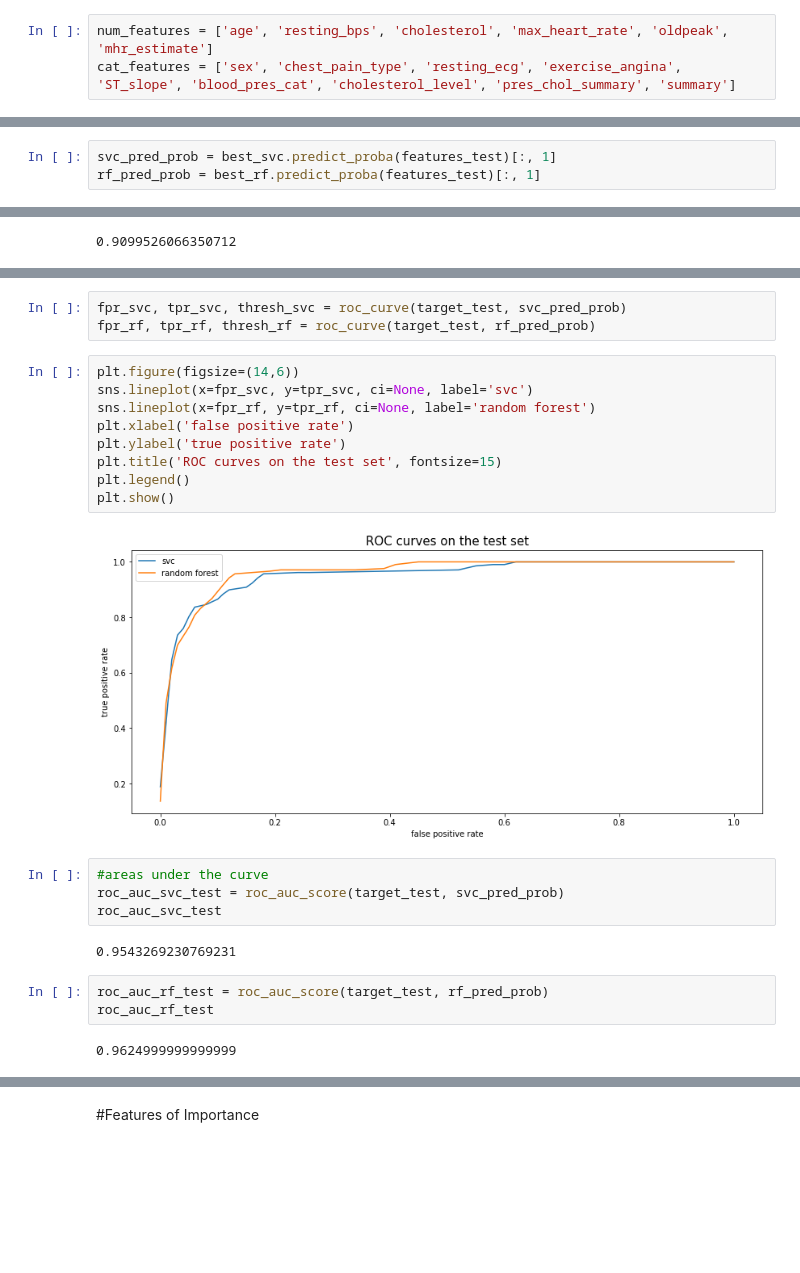
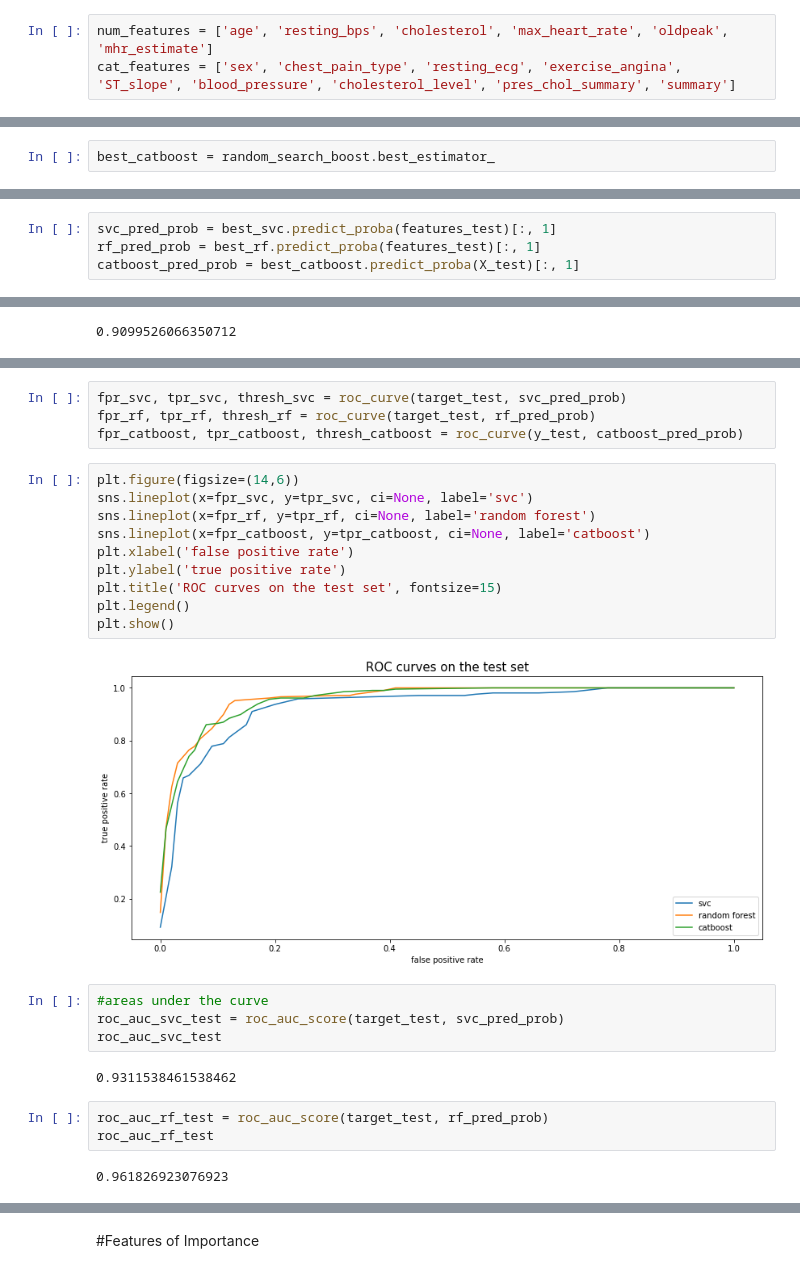
Before and after one commit to ravjolt/project-4, a Jupyter notebook: Heart3.ipynb, the cells around one changed output, grey strips where cells are left out. Saved outputs shown, nothing was run; the diff lists cells and outputs as text; blank space fills up the shorter version.

```diff
--- a/Heart3.ipynb
+++ b/Heart3.ipynb
@@ -463,6 +476,6 @@ cross_val_score(
 # %%
 num_features = ['age', 'resting_bps', 'cholesterol', 'max_heart_rate', 'oldpeak', 'mhr_estimate']
-cat_features = ['sex', 'chest_pain_type', 'resting_ecg', 'exercise_angina', 'ST_slope', 'blood_pres_cat', 'cholesterol_level', 'pres_chol_summary', 'summary']
+cat_features = ['sex', 'chest_pain_type', 'resting_ecg', 'exercise_angina', 'ST_slope', 'blood_pressure', 'cholesterol_level', 'pres_chol_summary', 'summary']
 # %%
 #Now we can create the matrix of features and the dependent variable vector.
 
@@ -692,3 +708,5 @@ CatBoostError: ignored
+# %%
+best_catboost = random_search_boost.best_estimator_
 # %% [markdown]
 #model comparision
 # %%
@@ -714,6 +734,7 @@ rf_pred = best_rf.predict(features_test)
 # %%
 svc_pred_prob = best_svc.predict_proba(features_test)[:, 1]
 rf_pred_prob = best_rf.predict_proba(features_test)[:, 1]
+catboost_pred_prob = best_catboost.predict_proba(X_test)[:, 1]
 # %% [markdown]
 # Verify through F1-scores
 # %%
@@ -740,25 +773,27 @@ ROC-curve is another important metric to evaluate the performance of a classific
 # %%
 fpr_svc, tpr_svc, thresh_svc = roc_curve(target_test, svc_pred_prob)
 fpr_rf, tpr_rf, thresh_rf = roc_curve(target_test, rf_pred_prob)
+fpr_catboost, tpr_catboost, thresh_catboost = roc_curve(y_test, catboost_pred_prob)
 # %%
 plt.figure(figsize=(14,6))
 sns.lineplot(x=fpr_svc, y=tpr_svc, ci=None, label='svc')
 sns.lineplot(x=fpr_rf, y=tpr_rf, ci=None, label='random forest')
+sns.lineplot(x=fpr_catboost, y=tpr_catboost, ci=None, label='catboost')
 plt.xlabel('false positive rate')
 plt.ylabel('true positive rate')
 plt.title('ROC curves on the test set', fontsize=15)
 plt.legend()
 plt.show()
 # %% [output]
-[figure, old version]
+[figure, new version]
 # %%
 #areas under the curve
 roc_auc_svc_test = roc_auc_score(target_test, svc_pred_prob)
 roc_auc_svc_test
 # %% [output]
-0.9543269230769231
+0.9311538461538462
 # %%
 roc_auc_rf_test = roc_auc_score(target_test, rf_pred_prob)
 roc_auc_rf_test
 # %% [output]
-0.9624999999999999
+0.961826923076923
```
Also changed, not shown: parts of 64 cells of this notebook.
